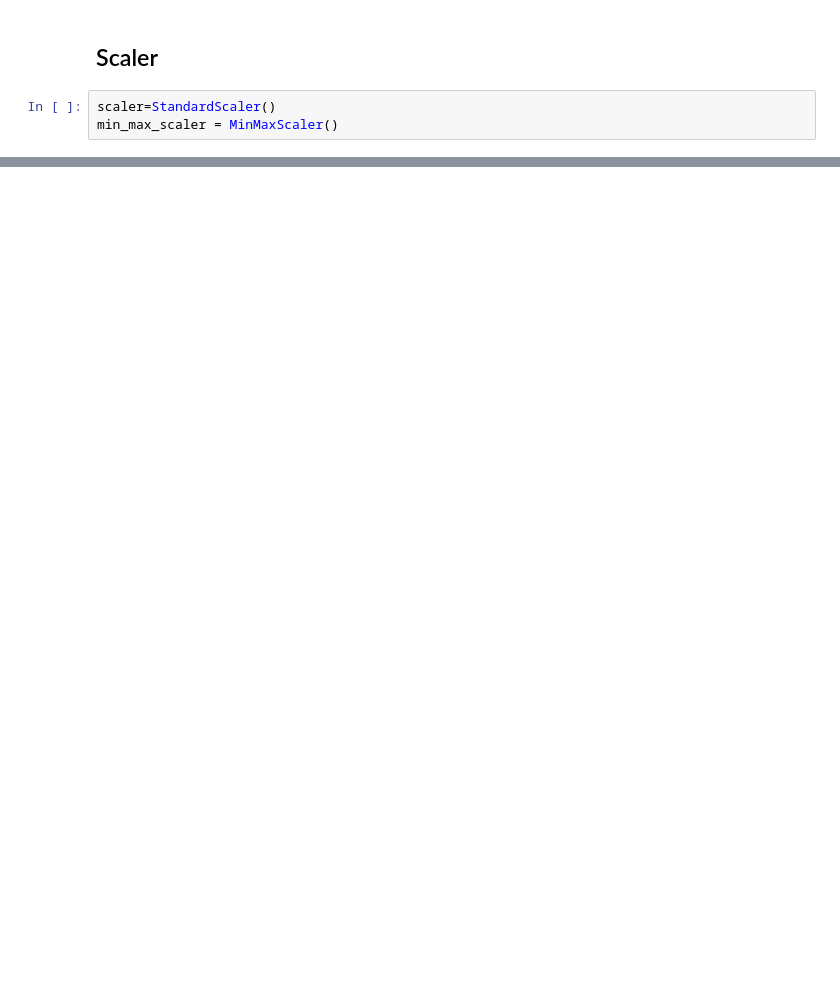
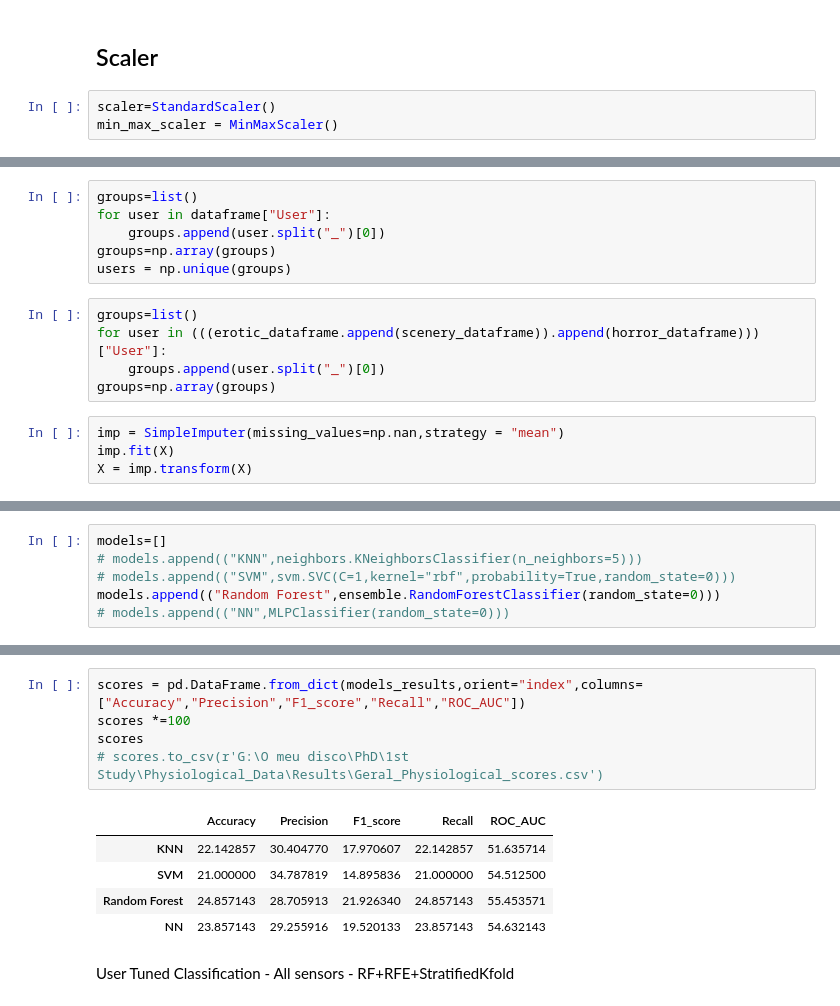
Before and after one commit to rodrigolima6/Physiological_Data, a Jupyter notebook: Classification.ipynb, the cells around one changed output, grey strips where cells are left out. Drawn from its saved outputs; the diff is of its cells as text; blank space fills up the shorter version.

```diff
--- a/Classification.ipynb
+++ b/Classification.ipynb
@@ -209,0 +186,15 @@ GroupShuffleSplit(n_splits=4, random_state=42, test_size=0.25,
+# %%
+groups=list()
+for user in dataframe["User"]:
+    groups.append(user.split("_")[0])
+groups=np.array(groups)
+users = np.unique(groups)
+# %%
+groups=list()
+for user in (((erotic_dataframe.append(scenery_dataframe)).append(horror_dataframe)))["User"]:
+    groups.append(user.split("_")[0])
+groups=np.array(groups)
+# %%
+imp = SimpleImputer(missing_values=np.nan,strategy = "mean")
+imp.fit(X)
+X = imp.transform(X)
@@ -209,0 +464,6 @@ GroupShuffleSplit(n_splits=4, random_state=42, test_size=0.25,
+# %%
+models=[]
+# models.append(("KNN",neighbors.KNeighborsClassifier(n_neighbors=5)))
+# models.append(("SVM",svm.SVC(C=1,kernel="rbf",probability=True,random_state=0)))
+models.append(("Random Forest",ensemble.RandomForestClassifier(random_state=0)))
+# models.append(("NN",MLPClassifier(random_state=0)))
@@ -209,0 +537,13 @@ GroupShuffleSplit(n_splits=4, random_state=42, test_size=0.25,
+# %%
+scores = pd.DataFrame.from_dict(models_results,orient="index",columns=["Accuracy","Precision","F1_score","Recall","ROC_AUC"])
+scores *=100
+scores
+# scores.to_csv(r'G:\O meu disco\PhD\1st Study\Physiological_Data\Results\Geral_Physiological_scores.csv')
+# %% [output]
+|  | Accuracy | Precision | F1_score | Recall | ROC_AUC |
+| KNN | 22.142857 | 30.404770 | 17.970607 | 22.142857 | 51.635714 |
+| SVM | 21.000000 | 34.787819 | 14.895836 | 21.000000 | 54.512500 |
+| Random Forest | 24.857143 | 28.705913 | 21.926340 | 24.857143 | 55.453571 |
+| NN | 23.857143 | 29.255916 | 19.520133 | 23.857143 | 54.632143 |
+# %% [markdown]
+User Tuned Classification - All sensors - RF+RFE+StratifiedKfold
```
Also changed, not shown: parts of 69 cells of this notebook, 27 other files.
